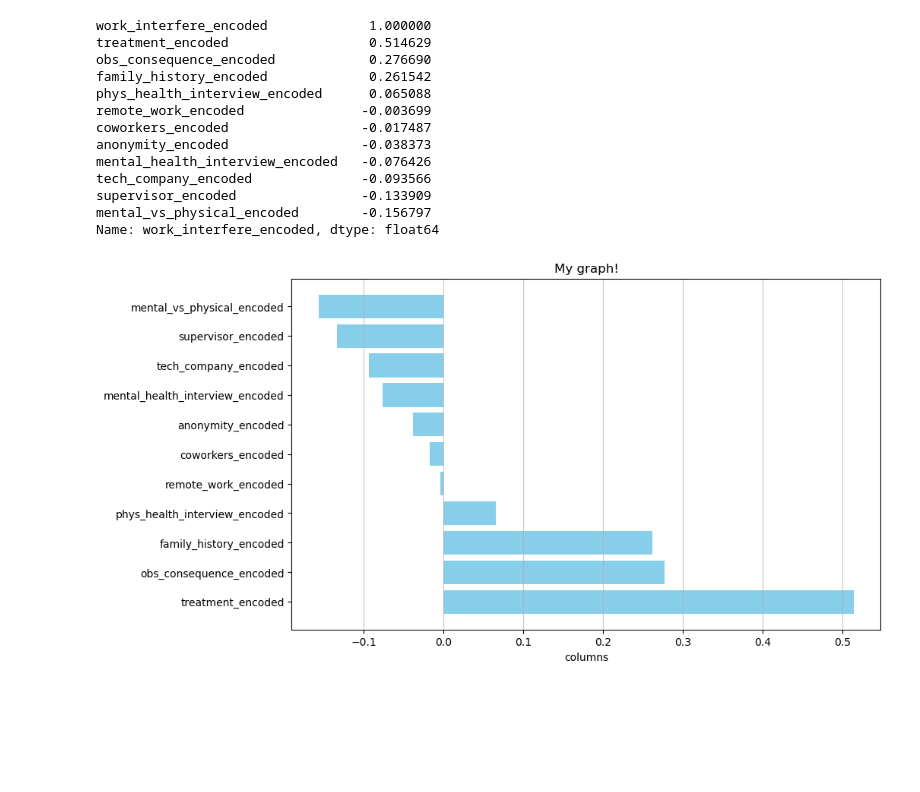
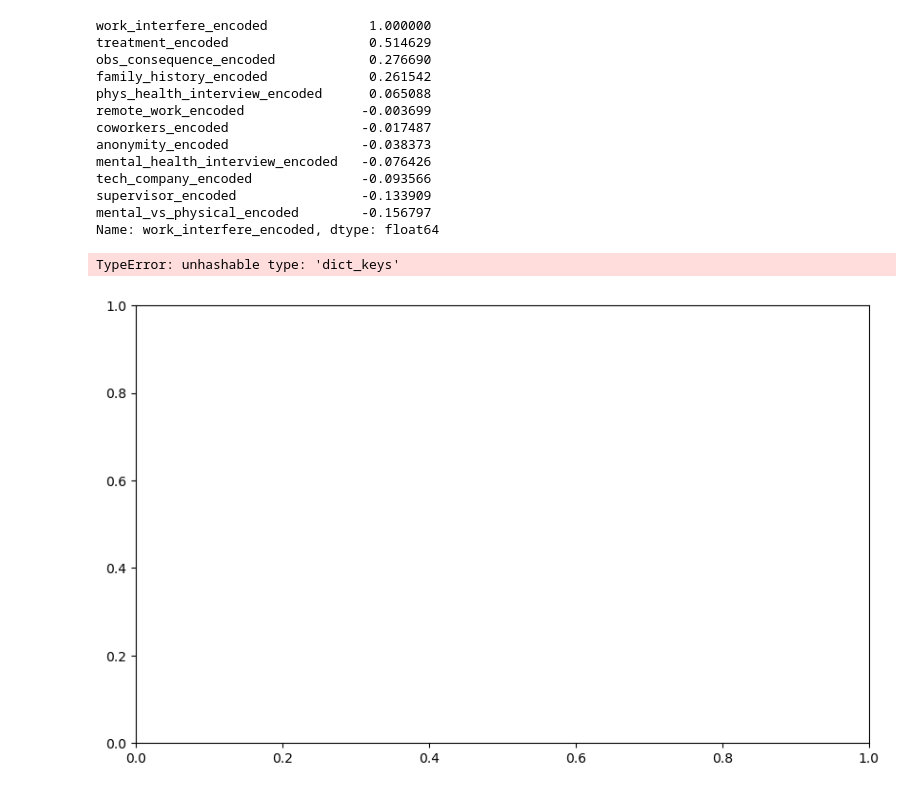
Before and after one commit to JimCarson1/Project_1, a Jupyter notebook: CONNOR BRANCH.ipynb, the cells around one changed output. Cells and saved outputs as stored; diff of their text form; code cells hidden in the pictures; blank space fills up the shorter version.

```diff
--- a/CONNOR BRANCH.ipynb
+++ b/CONNOR BRANCH.ipynb
@@ -279,24 +279,25 @@ Name: work_interfere_encoded, dtype: float64
 # %%
 #big_df['work_interfere'] = big_df['work_interfere'].replace(silly_mapping)
 
 
 key_to_remove = 'work_interfere_encoded'
 data_filtered22 = {k: v for k, v in correlations_big.items() if k != key_to_remove and not np.isnan(v)}
 
 
-categories = list(data_filtered22.keys())
+categories = data_filtered22.keys()
 
-values = list(data_filtered22.values())
+values = data_filtered22.values()
 
 plt.figure(figsize=(10,6))
 plt.barh(categories, values, color='skyblue')
 plt.xlabel('columns')
 plt.title('My graph!')
 plt.grid(axis='x', alpha=0.7)
 
 plt.show()
 # %% [output]
+TypeError: unhashable type: 'dict_keys'
-[figure, old version]
+[figure, new version]
 # %%
 df['Gender'].replace(['Male ', 'male', 'M', 'm', 'Male', 'Cis Male','Man', 'cis male', 'Mail', 'Male-ish', 'Male (CIS)',
                     'Cis Man', 'msle', 'Malr', 'Mal', 'maile', 'Make',], 'Male', inplace = True)
```
Also changed, not shown: parts of 3 cells of this notebook.
